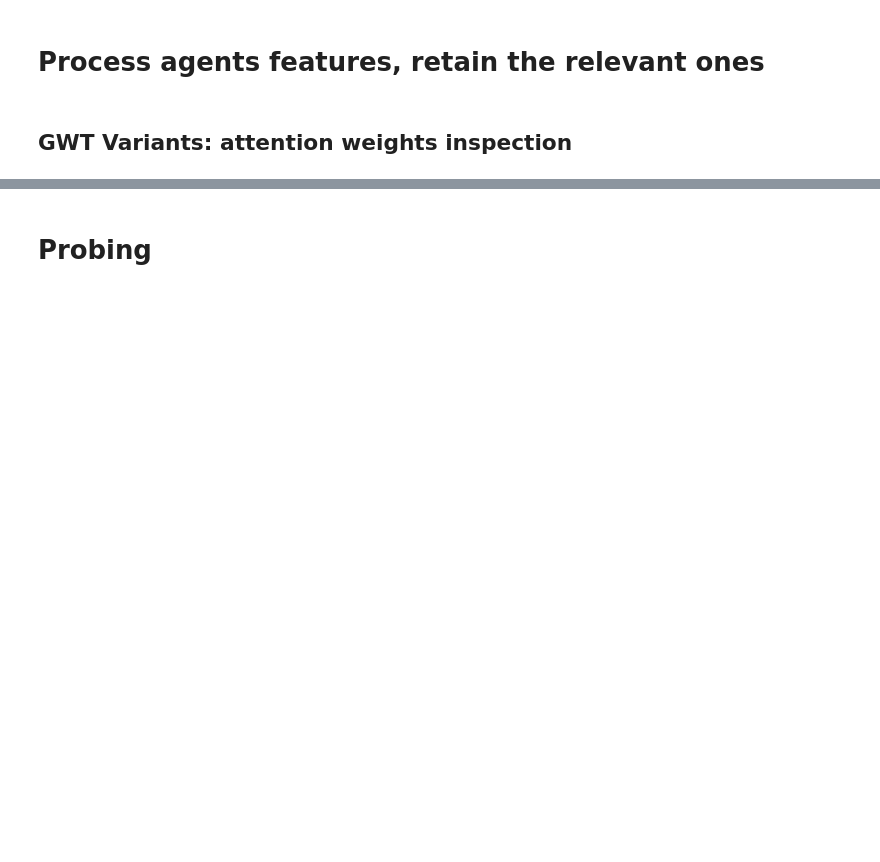
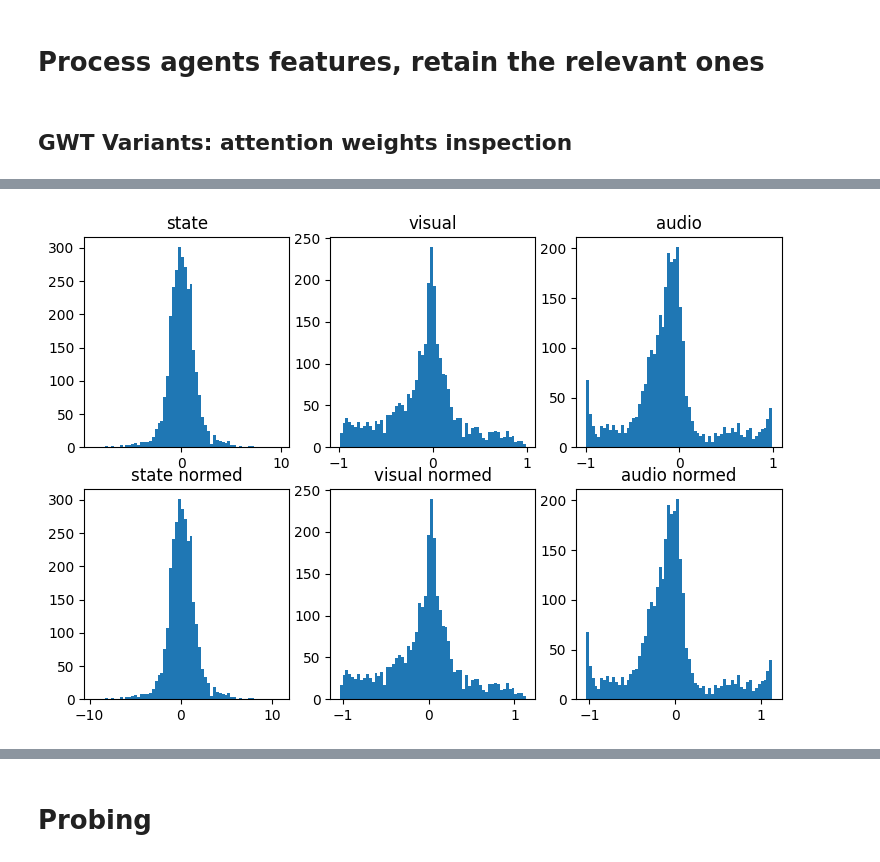
Before and after one commit to arayabrain/multimodal-global-workspace-agent, a Jupyter notebook: ppo/SAVI_v3_Analysis.ipynb, the cells around one changed output, grey strips where cells are left out. Drawn from its saved outputs; the diff is of its cells as text; code cells hidden in the pictures; blank space fills up the shorter version.

```diff
--- a/ppo/SAVI_v3_Analysis.ipynb
+++ b/ppo/SAVI_v3_Analysis.ipynb
@@ -895,0 +938,33 @@ chair:
+# %%
+# Checking magnitude of features before the layer norm process
+feat_dict = CAT_SCENE_TRAJS_FEATURES["chair"]["gTV8FGcVJC9"][2]["ppo_bc__savi_ss1_rgb_spectro__gwtv3__gw_detach__usenull__grulynrm__entcoef_0.2__no_cew__h_64__seed_111"]
+state_features = feat_dict["state_encoder"][:, 0, :]
+visual_features = feat_dict["visual_encoder.cnn.7"][:, 0, :]
+audio_features = feat_dict["audio_encoder.cnn.7"][:, 0, :]
+all_cat = th.cat([state_features, visual_features, audio_features])
+full_cat = th.cat([
+  feat_dict["state_encoder"],
+  feat_dict["visual_encoder.cnn.7"],
+  feat_dict["audio_encoder.cnn.7"]
+], dim=-1)
+# Normalized vectors
+all_cat_mu, all_cat_std = all_cat.mean().item(), all_cat.std().item()
+state_features__normed = (state_features - all_cat_mu) / all_cat_std
+visual_features__normed = (visual_features - all_cat_mu) / all_cat_std
+audio_features__normed = (audio_features - all_cat_mu) / all_cat_std
+
+state_features.shape, visual_features.shape, audio_features.shape
+fig, axes = plt.subplots(2, 3, figsize=(3*3, 3*2))
+for i, (ax_data, lbl) in enumerate(zip(
+  [state_features, visual_features, audio_features],
+  ["state", "visual", "audio"])):
+  axes[0, i].hist(ax_data.flatten(), bins=64)
+  axes[0, i].set_title(lbl)
+for i, (ax_data, lbl) in enumerate(zip(
+  [state_features__normed, visual_features__normed, audio_features__normed],
+  ["state normed", "visual normed", "audio normed"])):
+  axes[1, i].hist(ax_data.flatten(), bins=64)
+  axes[1, i].set_title(lbl)
+# [state_features.mean().item(), state_features.std().item()], [visual_features.mean().item(), visual_features.std().item()], [audio_features.mean().item(), audio_features.std().item()], [all_cat.mean().item(), all_cat.std().item()]
+# %% [output]
+[figure, added]
```
Also changed, not shown: parts of 13 cells of this notebook, 1 other file.
